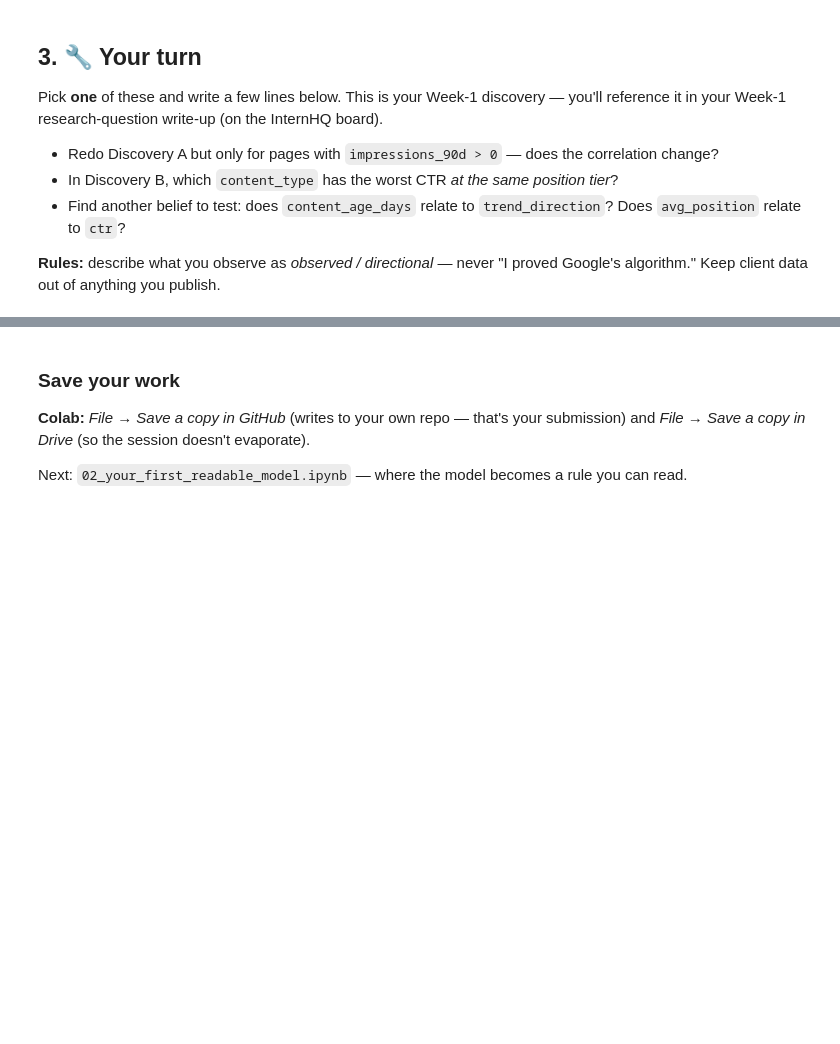
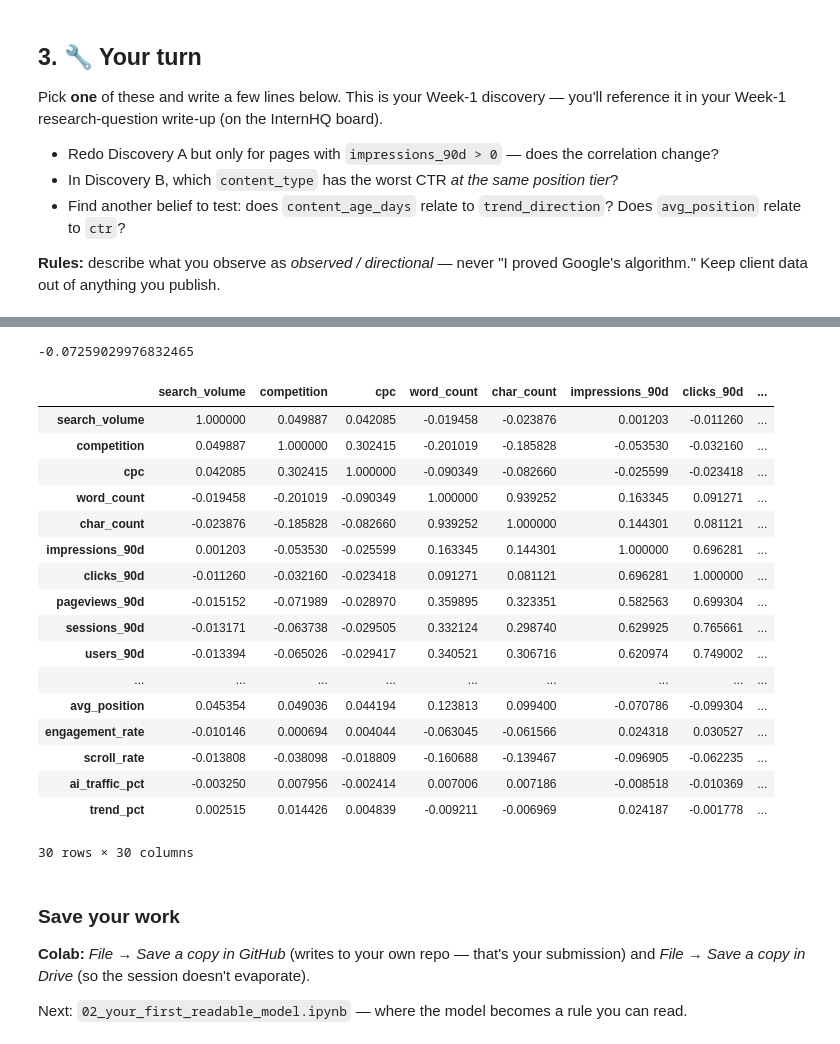
Before and after one commit to EgeGln365/flyrankai-intern, a Jupyter notebook: notebooks/01_first_look_and_discovery.ipynb, the cells around one changed output, grey strips where cells are left out. Cells and saved outputs as stored; diff of their text form; code cells hidden in the pictures; blank space fills up the shorter version.

```diff
--- a/notebooks/01_first_look_and_discovery.ipynb
+++ b/notebooks/01_first_look_and_discovery.ipynb
@@ -156,3 +195,38 @@ Pick **one** of these and write a few lines below. This is your Week-1 discovery
+# %%
+corr2 = df["ctr"].corr(df["avg_position"])
+
+print(corr2)
+# %% [output]
+-0.07259029976832465
+# %%
+import pandas as pd
+
+# Sadece sayısal sütunları al
+numeric_df = df.select_dtypes(include="number")
+
+# Korelasyon matrisi
+corr_matrix = numeric_df.corr()
+
+corr_matrix
+# %% [output]
+|  | search_volume | competition | cpc | word_count | char_count | impressions_90d | clicks_90d | ... |
+| search_volume | 1.000000 | 0.049887 | 0.042085 | -0.019458 | -0.023876 | 0.001203 | -0.011260 | ... |
+| competition | 0.049887 | 1.000000 | 0.302415 | -0.201019 | -0.185828 | -0.053530 | -0.032160 | ... |
+| cpc | 0.042085 | 0.302415 | 1.000000 | -0.090349 | -0.082660 | -0.025599 | -0.023418 | ... |
+| word_count | -0.019458 | -0.201019 | -0.090349 | 1.000000 | 0.939252 | 0.163345 | 0.091271 | ... |
+| char_count | -0.023876 | -0.185828 | -0.082660 | 0.939252 | 1.000000 | 0.144301 | 0.081121 | ... |
+| impressions_90d | 0.001203 | -0.053530 | -0.025599 | 0.163345 | 0.144301 | 1.000000 | 0.696281 | ... |
+| clicks_90d | -0.011260 | -0.032160 | -0.023418 | 0.091271 | 0.081121 | 0.696281 | 1.000000 | ... |
+| pageviews_90d | -0.015152 | -0.071989 | -0.028970 | 0.359895 | 0.323351 | 0.582563 | 0.699304 | ... |
+| sessions_90d | -0.013171 | -0.063738 | -0.029505 | 0.332124 | 0.298740 | 0.629925 | 0.765661 | ... |
+| users_90d | -0.013394 | -0.065026 | -0.029417 | 0.340521 | 0.306716 | 0.620974 | 0.749002 | ... |
+| ... | ... | ... | ... | ... | ... | ... | ... | ... |
+| avg_position | 0.045354 | 0.049036 | 0.044194 | 0.123813 | 0.099400 | -0.070786 | -0.099304 | ... |
+| engagement_rate | -0.010146 | 0.000694 | 0.004044 | -0.063045 | -0.061566 | 0.024318 | 0.030527 | ... |
+| scroll_rate | -0.013808 | -0.038098 | -0.018809 | -0.160688 | -0.139467 | -0.096905 | -0.062235 | ... |
+| ai_traffic_pct | -0.003250 | 0.007956 | -0.002414 | 0.007006 | 0.007186 | -0.008518 | -0.010369 | ... |
+| trend_pct | 0.002515 | 0.014426 | 0.004839 | -0.009211 | -0.006969 | 0.024187 | -0.001778 | ... |
+30 rows × 30 columns
 # %% [markdown]
 ### Save your work
 **Colab:** *File → Save a copy in GitHub* (writes to your own repo — that's your submission) and *File → Save a copy in Drive* (so the session doesn't evaporate).
```
Also changed, not shown: parts of 3 cells of this notebook.
